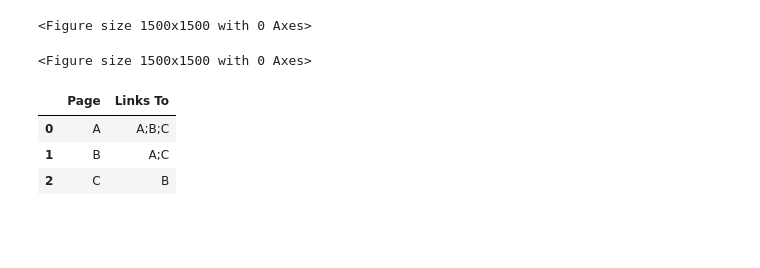
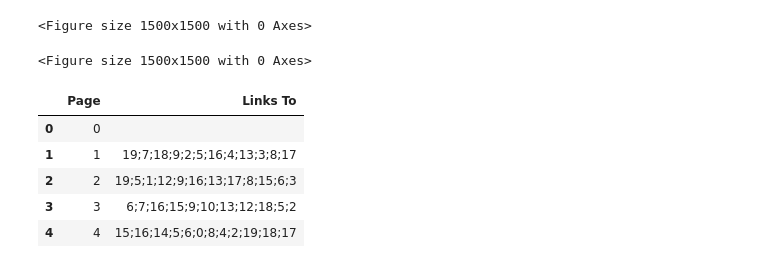
Before and after one commit to NguyenTran2002/Pagerank, a Jupyter notebook: jupyter_tester.ipynb, the cells around one changed output. Drawn from its saved outputs; the diff is of its cells as text; code cells hidden in the pictures; blank space fills up the shorter version.

```diff
--- a/jupyter_tester.ipynb
+++ b/jupyter_tester.ipynb
@@ -10,18 +10,26 @@ figure(figsize=(15, 15), dpi = 100)
 <Figure size 1500x1500 with 0 Axes>
 <Figure size 1500x1500 with 0 Axes>
 # %%
-network_data_file = 'Network 1.csv'
+network_data_file = 'Random Network.csv'
 
 # read in data
 network_df = pd.read_csv("Data/" + network_data_file)
 
+# replace all nan values with empty strings
+network_df = network_df.fillna('')
+
+# convert all columns of the dataframe to string type expect for nan values
+network_df = network_df.astype(str)
+
 # print first 5 rows
 network_df.head()
 # %% [output]
 |  | Page | Links To |
-| 0 | A | A;B;C |
-| 1 | B | A;C |
-| 2 | C | B |
+| 0 | 0 |  |
+| 1 | 1 | 19;7;18;9;2;5;16;4;13;3;8;17 |
+| 2 | 2 | 19;5;1;12;9;16;13;17;8;15;6;3 |
+| 3 | 3 | 6;7;16;15;9;10;13;12;18;5;2 |
+| 4 | 4 | 15;16;14;5;6;0;8;4;2;19;18;17 |
 # %%
 # convert the read in network dataframe into an adjacency list
 
```
Also changed, not shown: parts of 4 cells of this notebook, 4 other files.
